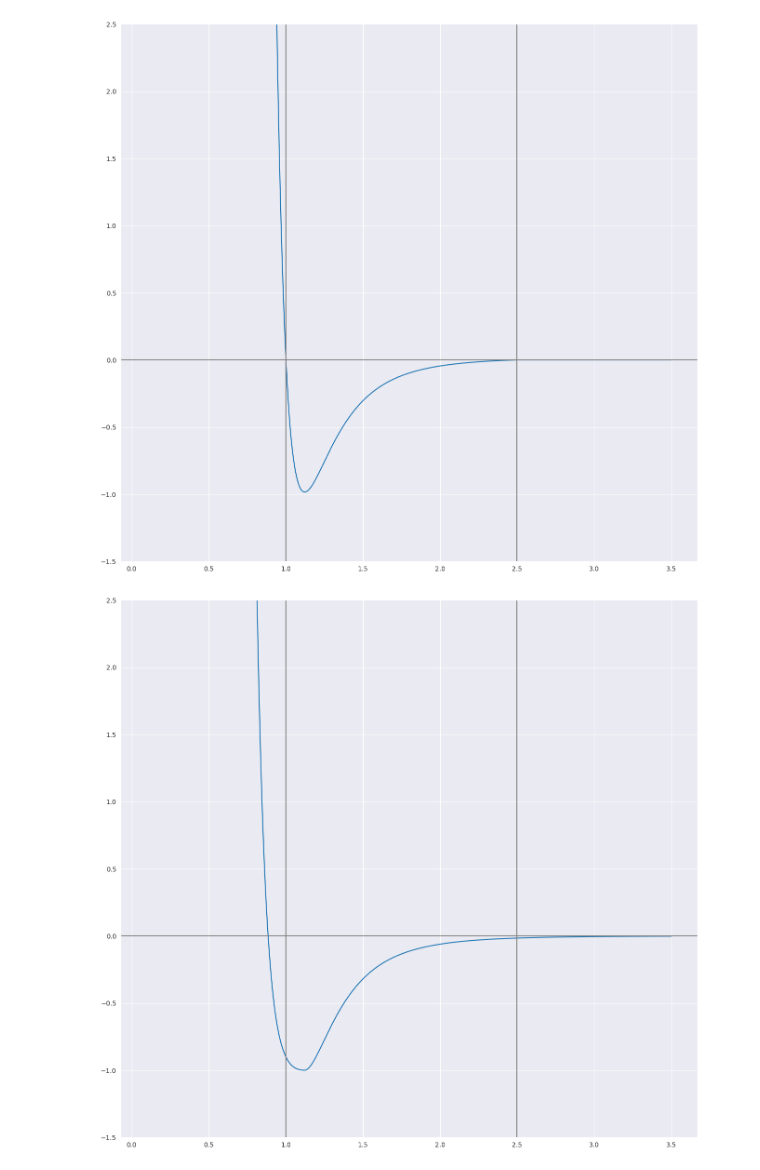
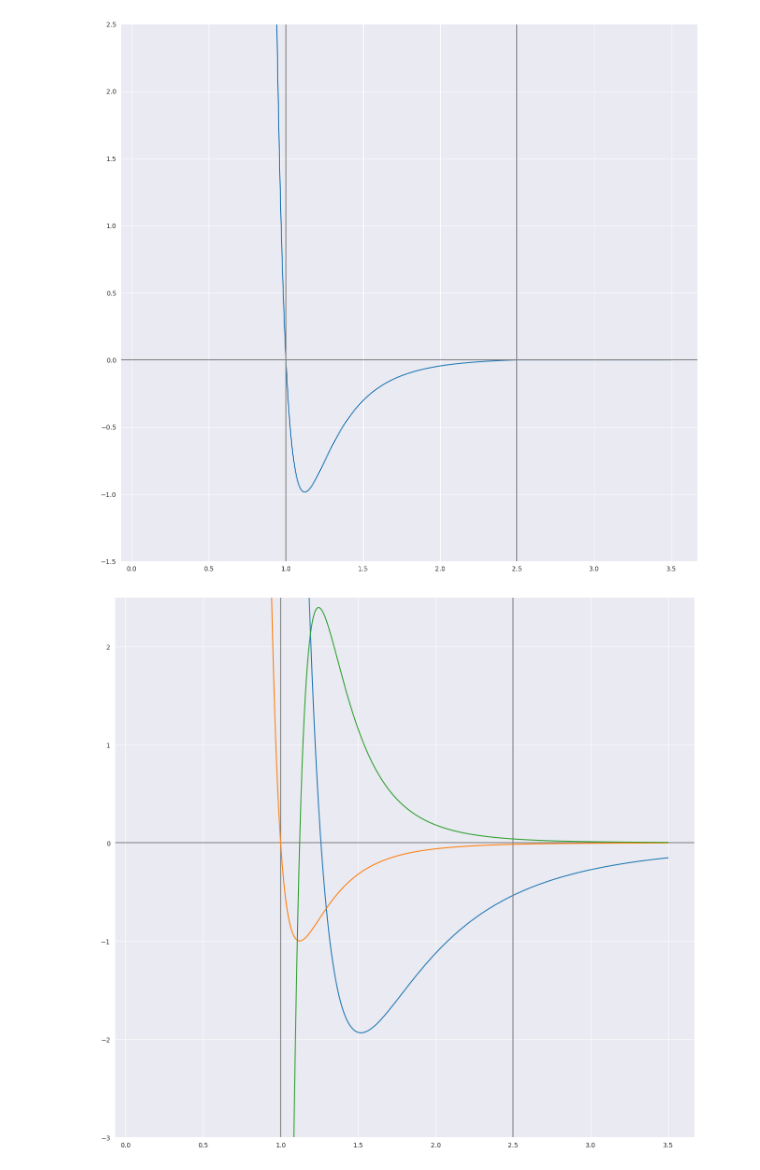
Before and after one commit to Smoren/molecular-python3, a Jupyter notebook: research/lennard_jones.ipynb, the cells around one changed output. Saved outputs shown, nothing was run; the diff lists cells and outputs as text; code cells hidden in the pictures.

```diff
--- a/research/lennard_jones.ipynb
+++ b/research/lennard_jones.ipynb
@@ -123,29 +123,46 @@ plot.axvline(x=2.5*sigma, color='grey')
 plot.axvline(x=1, color='grey');
 # %% [output]
 [figure]
-# %%
-_, ax = plt.subplots(ncols=1, nrows=1, figsize=(16, 15))
-
-sigma = 1
-eps = 1
-
-x = np.linspace(0.1, 3.5, 1000) / eps
-y = lennard_jones_potential(x, sigma, eps) / sigma
-
-x_min = sigma*(2**(1/6))
-y_min = lennard_jones_potential(x_min, sigma, eps)
-divider = 10
-
-y[x < x_min] = y[x < x_min] / divider + (y_min - y_min/divider)
-
-plot = sns.lineplot(
-    x=x,
-    y=y,
-    ax=ax,
-)
-plot.set_ylim(-1.5, 2.5)
-plot.axhline(y=0, color='grey')
-plot.axvline(x=2.5*sigma, color='grey')
-plot.axvline(x=1, color='grey');
-# %% [output]
-[figure, removed]
+# %%
+def lennard_jones_force(r2, sigma: float, eps: float) -> np.ndarray:
+    inv_r2 = 1.0 / r2
+    sigma_over_r2 = sigma * sigma * inv_r2
+    sigma_over_r6 = sigma_over_r2 * sigma_over_r2 * sigma_over_r2
+    sigma_over_r12 = sigma_over_r6 * sigma_over_r6
+    force = 24 * eps * inv_r2 * (2 * sigma_over_r12 - sigma_over_r6)
+    return force
+
+def lennard_jones_potential_derivative(r, sigma: float, eps: float) -> np.ndarray:
+    return 24 * eps * sigma**6 * (r**6 - 2*sigma**6) / r**13
+# %%
+_, ax = plt.subplots(ncols=1, nrows=1, figsize=(16, 15))
+
+sigma = 1
+eps = 1
+
+x = np.linspace(0.1, 3.5, 1000)
+y = lennard_jones_force(x, sigma, eps)
+
+plot = sns.lineplot(
+    x=x,
+    y=lennard_jones_force(x, sigma, eps),
+    ax=ax,
+)
+plot.set_ylim(-3, 2.5)
+plot.axhline(y=0, color='grey')
+plot.axvline(x=2.5*sigma, color='grey')
+plot.axvline(x=1, color='grey');
+
+plot = sns.lineplot(
+    x=x,
+    y=lennard_jones_potential(x, sigma, eps),
+    ax=ax,
+)
+
+plot = sns.lineplot(
+    x=x,
+    y=lennard_jones_potential_derivative(x, sigma, eps),
+    ax=ax,
+)
+# %% [output]
+[figure, added]
```
Also changed, not shown: 2 other files.
